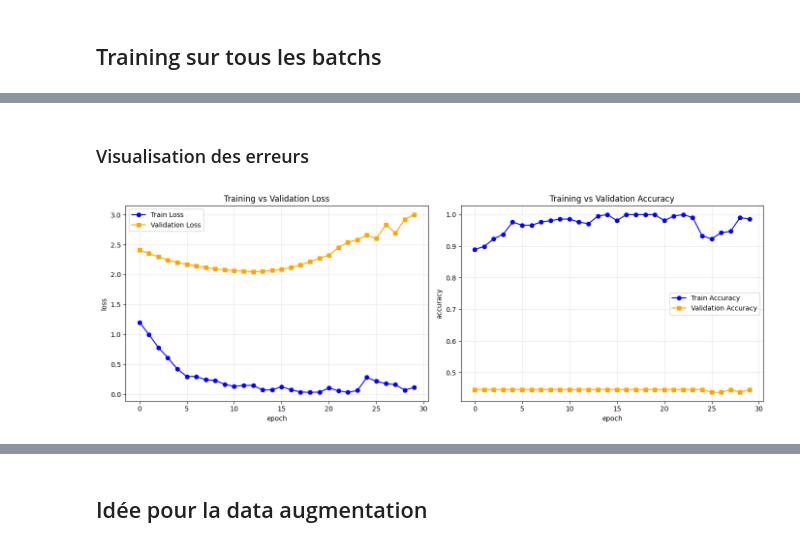
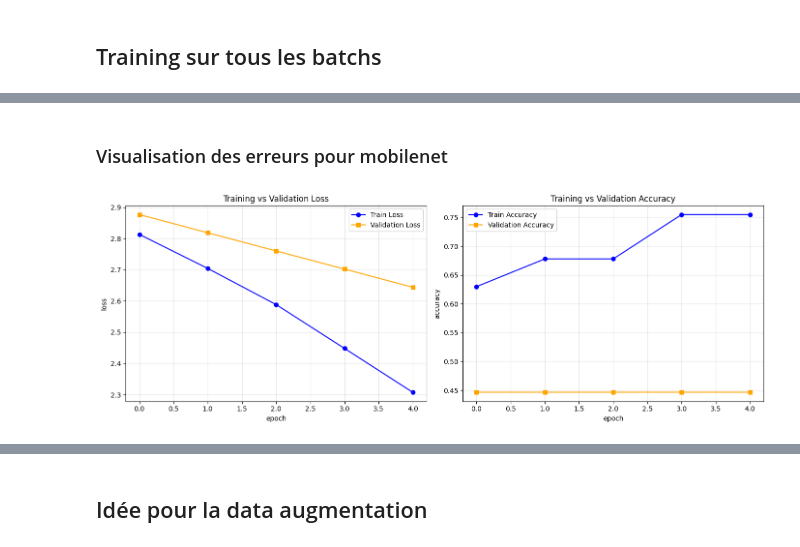
Before and after one commit to marioncalvo/IPEO_production, a Jupyter notebook: projet_marion.ipynb, the cells around one changed output, grey strips where cells are left out. Drawn from its saved outputs; the diff is of its cells as text; code cells hidden in the pictures.

```diff
--- a/projet_marion.ipynb
+++ b/projet_marion.ipynb
@@ -155,23 +149,16 @@ class AlexNet(nn.Module):
         x = self.classifier(x)
         return x
 # %%
-from torchvision.models import resnet18, resnet34, mobilenet_v3_small
+from torchvision.models import resnet34, mobilenet_v3_small
 
-# load a resnet18 with 21 classes and move to device
-#model = resnet18(num_classes=21).to(device)
-#model
 
 # load a resnet34 with 21 classes and move to device
-#model = resnet34(num_classes=21).to(device)
-#model
+model_resnet = resnet34(num_classes=21).to(device)
+model_resnet
 
 # load a mobilnet_v3_small with 21 classes and move to device
-model = mobilenet_v3_small(num_classes=21).to(device)
-model
-
-# Load the model :
-#model = AlexNet(num_classes=21).to(device)
-#model
+model_mobilenet = mobilenet_v3_small(num_classes=21).to(device)
+model_mobilenet
 # %% [output]
 MobileNetV3(
   (features): Sequential(
@@ -203,7 +190,8 @@ from torch.optim import SGD
 
 learning_rate = 0.01
 
-optimizer = SGD(model.parameters(),lr=learning_rate)
+optimizer_resnet = SGD(model_resnet.parameters(),lr=learning_rate)
+optimizer_mobilenet = SGD(model_mobilenet.parameters(),lr=learning_rate)
 # %% [markdown]
 ## Test training du model resnet
 # %%
@@ -326,34 +323,33 @@ epoch 29; trainloss 0.1155, train accuracy 98.56% | valloss 3.0039, val accuracy
 # %% [markdown]
-### Visualisation des erreurs
+### Visualisation des erreurs pour mobilenet
 # %%
-trainlosses = np.array([stat["trainloss"] for stat in stats])
-trainaccuracy = np.array([stat["trainaccuracy"] for stat in stats])
-vallosses = np.array([stat["valloss"] for stat in stats])
-valaccuracy = np.array([stat["valaccuracy"] for stat in stats])
-epochs = np.array([stat["epoch"] for stat in stats])
-
+trainlosses = np.array([stat["trainloss"] for stat in stats_mobilenet])
+trainaccuracy = np.array([stat["trainaccuracy"] for stat in stats_mobilenet])
+vallosses = np.array([stat["valloss"] for stat in stats_mobilenet])
+valaccuracy = np.array([stat["valaccuracy"] for stat in stats_mobilenet])
+epochs = np.array([stat["epoch"] for stat in stats_mobilenet])
 # Créer une figure avec 2 subplots (loss et accuracy)
 fig, (ax1, ax2) = plt.subplots(1, 2, figsize=(14, 5))
 
 # Subplot 1 : Loss (train + validation)
 ax1.plot(epochs, trainlosses, marker='o', label='Train Loss', color='blue')
 ax1.plot(epochs, vallosses, marker='s', label='Validation Loss', color='orange')
 ax1.set_xlabel("epoch")
 ax1.set_ylabel("loss")
 ax1.set_title("Training vs Validation Loss")
 ax1.grid(True, alpha=0.3)
 ax1.legend()
 
 # Subplot 2 : Accuracy (train + validation)
 ax2.plot(epochs, trainaccuracy, marker='o', label='Train Accuracy', color='blue')
 ax2.plot(epochs, valaccuracy, marker='s', label='Validation Accuracy', color='orange')
 ax2.set_xlabel("epoch")
 ax2.set_ylabel("accuracy")
 ax2.set_title("Training vs Validation Accuracy")
 ax2.grid(True, alpha=0.3)
 ax2.legend()
 
 plt.tight_layout()
 plt.show()
 # %% [output]
-[figure, old version]
+[figure, new version]
```
Also changed, not shown: parts of 5 cells of this notebook.
